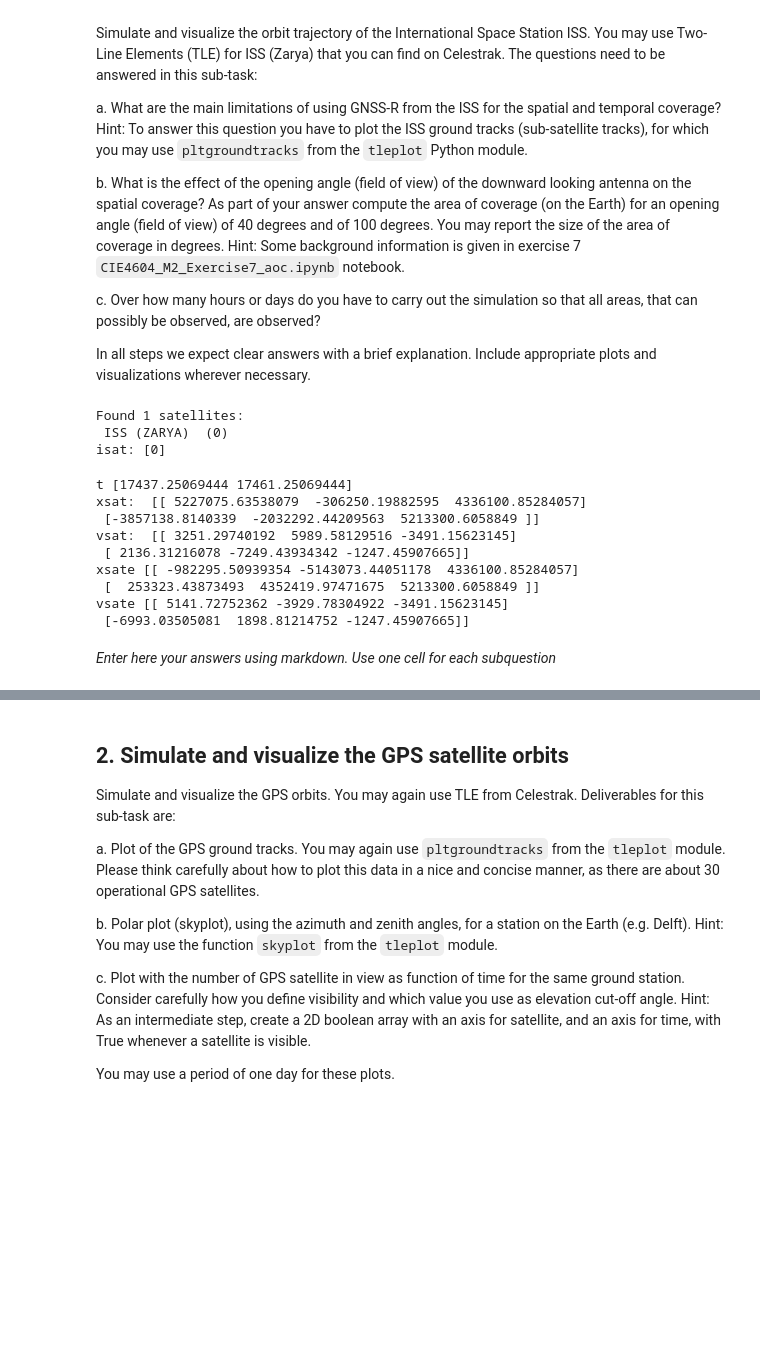
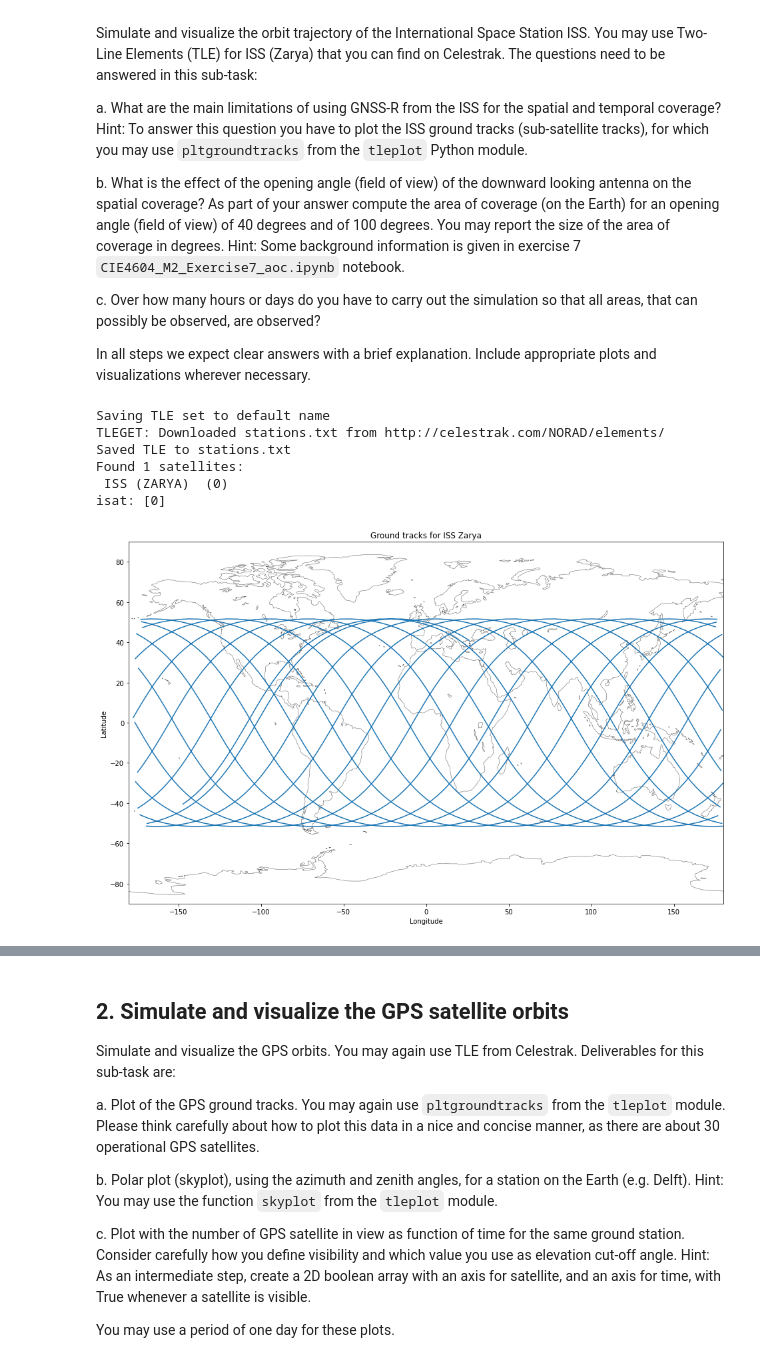
Before and after one commit to pratyush1611/CIE4604_Assignments, a Jupyter notebook: Assignment2/Assignment2.ipynb, the cells around one changed output, grey strips where cells are left out. Cells and saved outputs as stored; diff of their text form; code cells hidden in the pictures; blank space fills up the shorter version.

```diff
--- a/Assignment2/Assignment2.ipynb
+++ b/Assignment2/Assignment2.ipynb
@@ -63,45 +66,34 @@ import specularpoint as spec
 #
 # If you wish, you can add more cells.
 
-
+tle_stations = tle.tleget('stations')
 tleERS=tle.tleread('stations.txt', verbose=0)
 isat, satnames = tle.tlefind(tleERS, 0) # Zarya is indexed at 0 in our TLE file
 print('isat:',isat)
 # tleERS
 # %% [output]
+Saving TLE set to default name
+TLEGET: Downloaded stations.txt from http://celestrak.com/NORAD/elements/
+Saved TLE to stations.txt
 Found 1 satellites:
  ISS (ZARYA)  (0)
 isat: [0]
-# %%
-# 1.a plot ISS tracks
-# the pltgroundtrack function takes the xsate in ECEF so convert to ECEF
-
-t = tle.tledatenum(['2017-9-28 6:01',24*24*60,24*24*60])
-print('t',t)
-
-xsat, vsat = tle.tle2vec(tleERS, t, 0)
-print('xsat: ', xsat)
-print('vsat: ', vsat)
-
-xsate, vsate = crs.eci2ecef(t, xsat, vsat)
-
-print('xsate',xsate)
-print('vsate',vsate)
-
-# plt.figure("Ground tracks")
-# pltgroundtrack((sat1, dsat), visible=visible, satid=satid)
-# pltgroundtrack(xsate, satid=satid)
-# plt.title("Ground tracks for two satellites.")
-# plt.legend()
-# %% [output]
-t [17437.25069444 17461.25069444]
-xsat:  [[ 5227075.63538079  -306250.19882595  4336100.85284057]
- [-3857138.8140339  -2032292.44209563  5213300.6058849 ]]
-vsat:  [[ 3251.29740192  5989.58129516 -3491.15623145]
- [ 2136.31216078 -7249.43934342 -1247.45907665]]
-xsate [[ -982295.50939354 -5143073.44051178  4336100.85284057]
- [  253323.43873493  4352419.97471675  5213300.6058849 ]]
-vsate [[ 5141.72752362 -3929.78304922 -3491.15623145]
- [-6993.03505081  1898.81214752 -1247.45907665]]
-# %% [markdown]
-*Enter here your answers using markdown. Use one cell for each subquestion*
+# %%
+# 1.a plot ISS tracks
+
+
+t = tle.tledatenum(['2021-11-29 18:39', 24*60, 1])
+
+xsat_iss, vsat_iss = tle.tle2vec(tleERS, t, 0) # adapted from exercise 2
+
+# the pltgroundtrack function takes the xsate in ECEF so convert to ECEF
+xsate_iss, vsate_iss = crs.eci2ecef(t, xsat_iss, vsat_iss) # adapted from exercise 2
+
+plt.figure(figsize=(16,10)) # adapted from example in help for this function
+# pltgroundtrack((sat1, dsat), visible=visible, satid=satid)
+plt.title("Ground tracks for ISS Zarya")
+tle.pltgroundtrack(xsate_iss, satid="ISS")
+# plt.legend()
+# plt.show()
+# %% [output]
+[figure, added]
```
Also changed, not shown: parts of 29 cells of this notebook, 6 other files.
